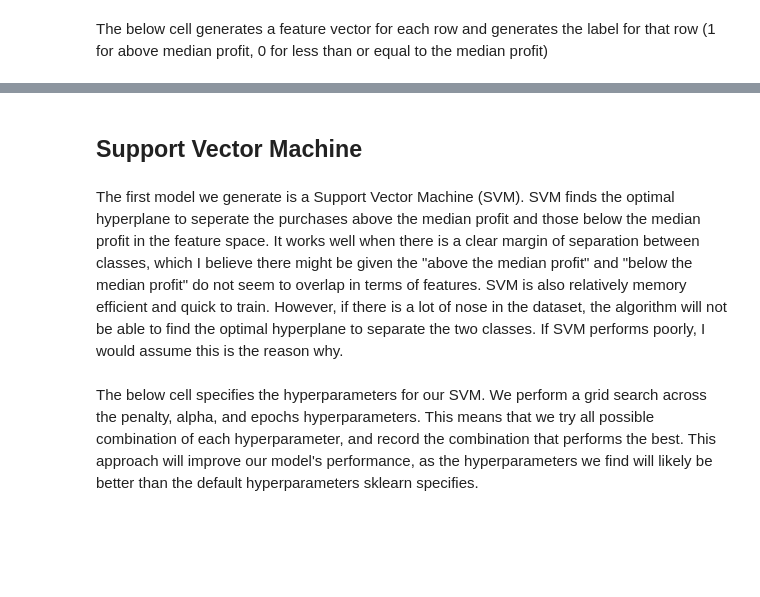
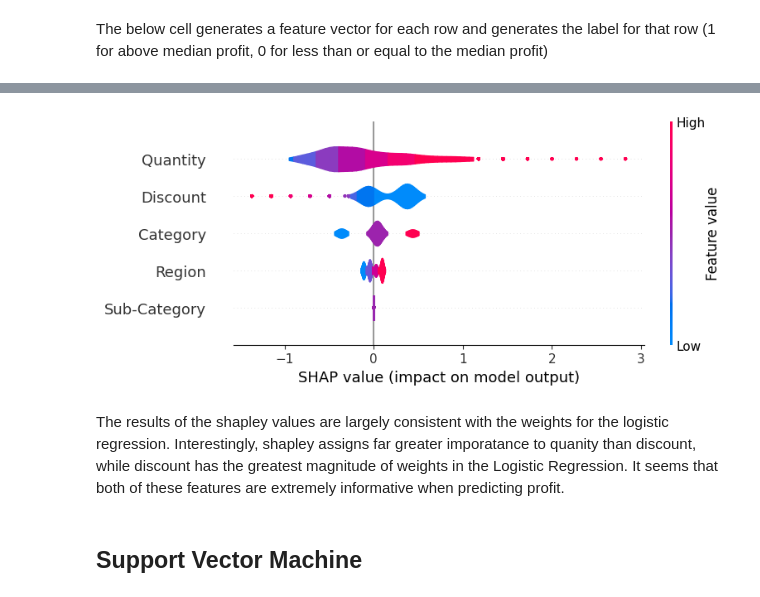
Before and after one commit to JohnG112358/DALI-Machine-Learning-Challenge, a Jupyter notebook: profitPrediction.ipynb, the cells around one changed output, grey strips where cells are left out. Saved outputs shown, nothing was run; the diff lists cells and outputs as text; code cells hidden in the pictures; blank space fills up the shorter version.

```diff
--- a/profitPrediction.ipynb
+++ b/profitPrediction.ipynb
@@ -100,6 +174,9 @@ trainLabels = trainLabels.T
+# %%
+# plot shapley value distributions
+shap.plots.violin(shap_values, feature_names=["Region", "Category", "Sub-Category", "Quantity", "Discount"])
+# %% [output]
+[figure, added]
+# %% [markdown]
+The results of the shapley values are largely consistent with the weights for the logistic regression.  Interestingly, shapley assigns far greater imporatance to quanity than discount, while discount has the greatest magnitude of weights in the Logistic Regression.  It seems that both of these features are extremely informative when predicting profit.
 # %% [markdown]
 ## Support Vector Machine
-# %% [markdown]
-The first model we generate is a Support Vector Machine (SVM).  SVM finds the optimal hyperplane to seperate the purchases above the median profit and those below the median profit in the feature space.  It works well when there is a clear margin of separation between classes, which I believe there might be given the "above the median profit" and "below the median profit" do not seem to overlap in terms of features.  SVM is also relatively memory efficient and quick to train.  However, if there is a lot of nose in the dataset, the algorithm will not be able to find the optimal hyperplane to separate the two classes.  If SVM performs poorly, I would assume this is the reason why.
-# %% [markdown]
-The below cell specifies the hyperparameters for our SVM.  We perform a grid search across the penalty, alpha, and epochs hyperparameters.  This means that we try all possible combination of each hyperparameter, and record the combination that performs the best.  This approach will improve our model's performance, as the hyperparameters we find will likely be better than the default hyperparameters sklearn specifies.
```
Also changed, not shown: parts of 57 cells of this notebook.
